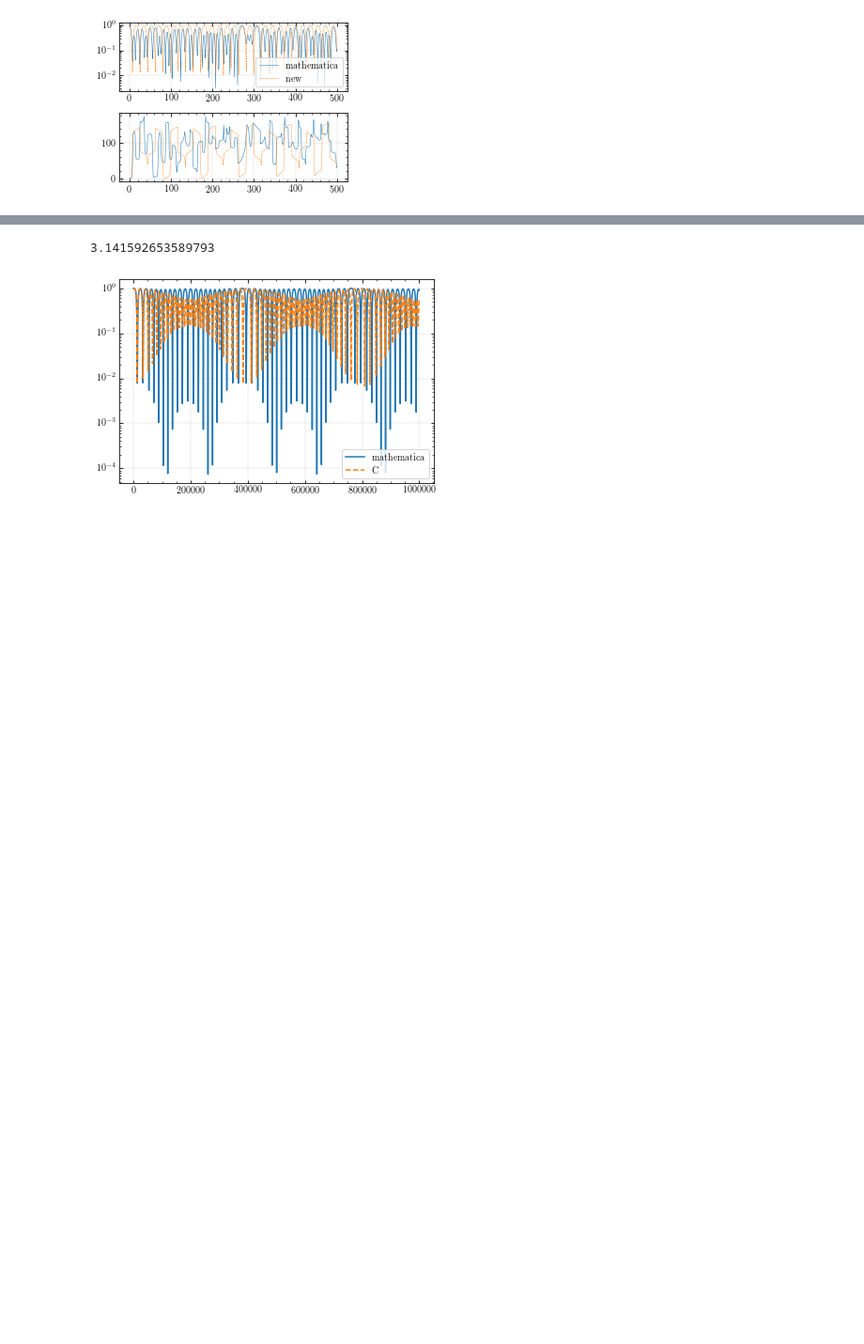
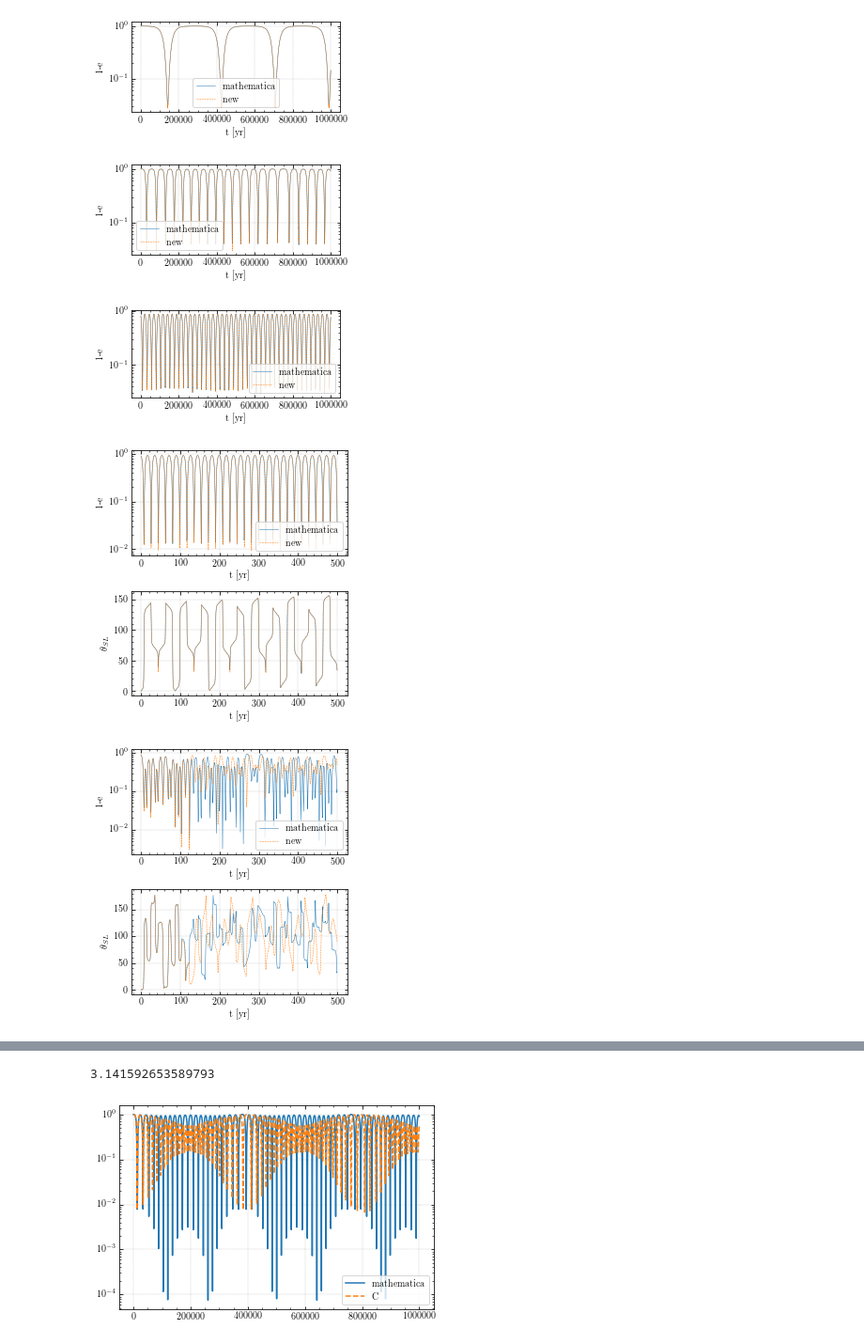
Before and after one commit to YihanWangAstro/Secular, a Jupyter notebook: draw_compare.ipynb, the cells around one changed output, grey strips where cells are left out. Shown at 94% size. Drawn from its saved outputs; the diff is of its cells as text; code cells hidden in the pictures; blank space fills up the shorter version.

```diff
--- a/draw_compare.ipynb
+++ b/draw_compare.ipynb
@@ -76,18 +76,20 @@ def load_std(name):
         out.update({'s1':data[:,2]})
     return out
 
-def draw_compare(d1,d2):
-    fig = plt.figure(figsize=(4,4))
+def draw_compare(prefix,id,d1,d2):
+
     subplt = 1
 
     if 's1' in d1:
         subplt += 2
 
+    fig = plt.figure(figsize=(4,2*subplt))
     ax = fig.add_subplot(subplt,1,1)
 
     ax.plot(d1['t'],1-d1['e1'],label='mathematica',lw=0.5)
     ax.plot(d2['t'],1-np.sqrt((d2['e1']**2).sum(axis=1)),label='new',ls='--',lw=0.5)
-
+    ax.set_xlabel('t [yr]')
+    ax.set_ylabel('1-e')
     #plt.plot(d2['L2'][0:30000,0],d2['L2'][0:30000,1],'--',lw=0.1)
     #plt.plot(d1['t'],1-np.sqrt((d1['e1']**2).sum(axis=1)),label='C',ls='--',lw=0.5)
     ax.set_yscale('log')
@@ -104,13 +106,22 @@ def draw_compare(d1,d2):
         theta = np.arccos((L1*s).sum(axis=1)/np.sqrt((L1**2).sum(axis=1))/np.sqrt((s**2).sum(axis=1)))*180/np.pi
 
         ax.plot(d2['t'], theta,label='new',ls='--',lw=0.5)
+        ax.set_xlabel('t [yr]')
+        ax.set_ylabel('$\\theta_{SL}$')
+
     plt.tight_layout()
-    plt.savefig('test.png',bbox_inches = 'tight',dpi=300)
+    plt.savefig(prefix+'comp'+str(id)+'.png',bbox_inches = 'tight',dpi=300)
 # %%
-data = load_secular('testSA/output_5.txt')
+seq = np.arange(9)+1
+
+for i in seq:
+    data = load_secular('testSA/output_'+str(i)+'.txt')
 #std = load_secular('testDA/trajectory_4.txt')
-std = load_std('reg_test/std/eccentricity_5.txt')
-
-draw_compare(std,data)
+    std = load_std('reg_test/std/eccentricity_'+str(i)+'.txt')
+    draw_compare('reg_test/',i,std,data)
 # %% [output]
-[figure, old version]
+[figure, new version]
+[figure, added]
+[figure, added]
+[figure, added]
+[figure, added]
```
Also changed, not shown: parts of 1 cell of this notebook, 2 other files.
